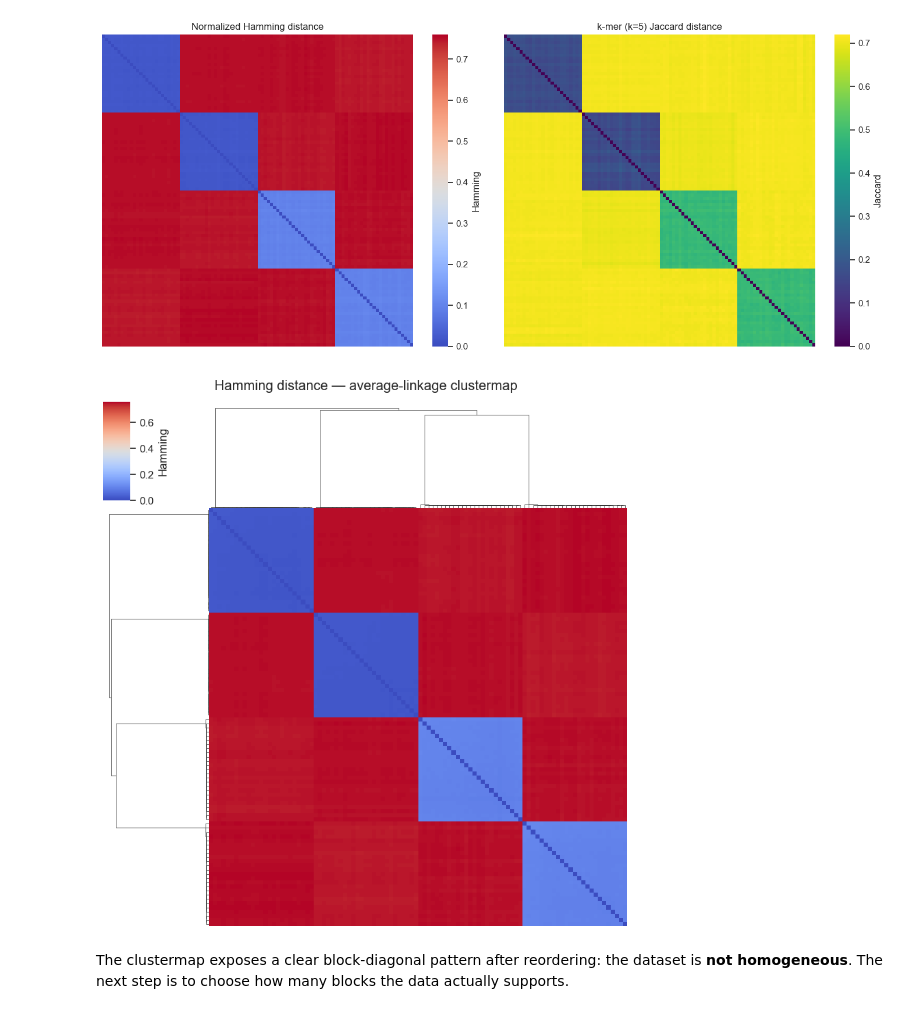
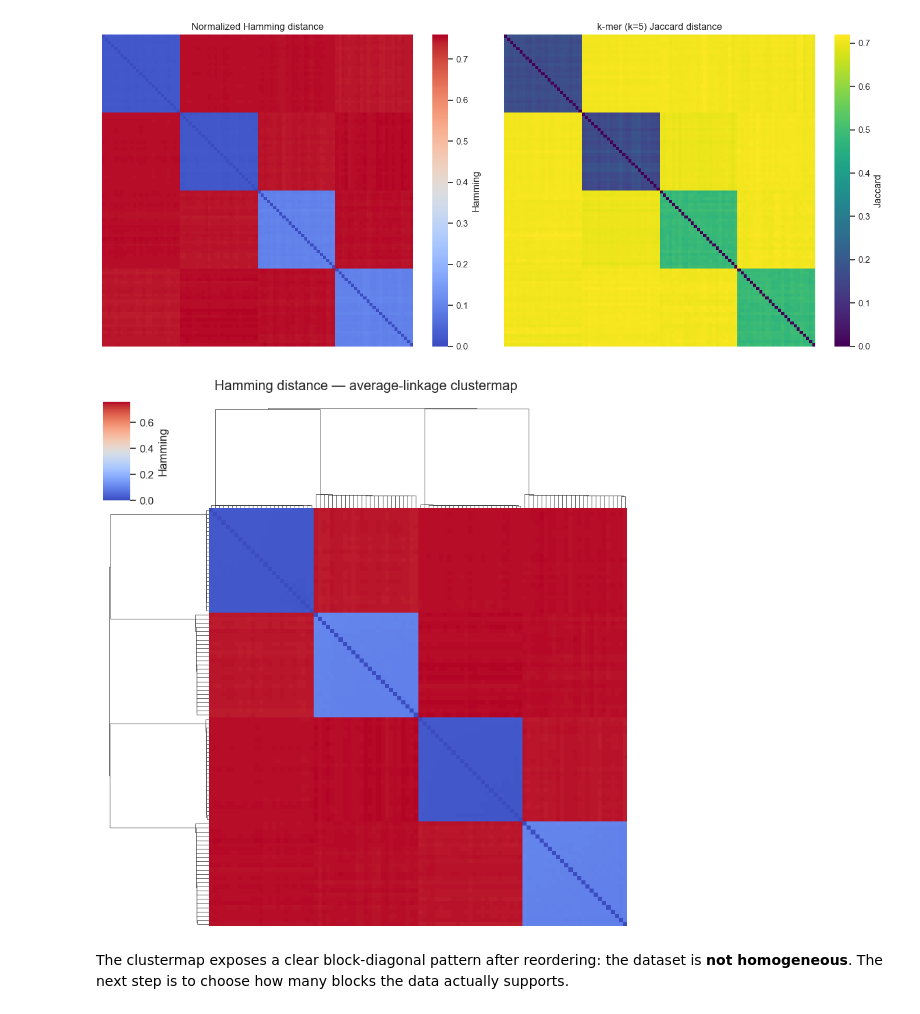
Before and after one commit to annakatharina3/Machine-Learning-2, a Jupyter notebook: Assignment 3/Task2_Classified_sequence.ipynb, the cells around one changed output. Cells and saved outputs as stored; diff of their text form; code cells hidden in the pictures.

```diff
--- a/Assignment 3/Task2_Classified_sequence.ipynb
+++ b/Assignment 3/Task2_Classified_sequence.ipynb
@@ -213,19 +213,22 @@ plt.show()
 # %% [output]
 [figure]
 # %%
+# pass precomputed linkage so seaborn does not re-cluster the distance matrix
+Z_ham_pre = linkage(squareform(D_ham, checks=False), method="average")
 g = sns.clustermap(
     D_ham,
-    method="average",
+    row_linkage=Z_ham_pre,
+    col_linkage=Z_ham_pre,
     cmap="coolwarm",
     figsize=(8, 8),
     cbar_kws={"label": "Hamming"},
     xticklabels=False,
     yticklabels=False,
 )
 g.figure.suptitle("Hamming distance — average-linkage clustermap", y=1.02)
 plt.show()
 # %% [output]
-[figure, old version]
+[figure, new version]
 # %% [markdown]
 The clustermap exposes a clear block-diagonal pattern after reordering: the dataset is
 **not homogeneous**. The next step is to choose how many blocks the data actually supports.
```
Also changed, not shown: parts of 1 cell of this notebook.
